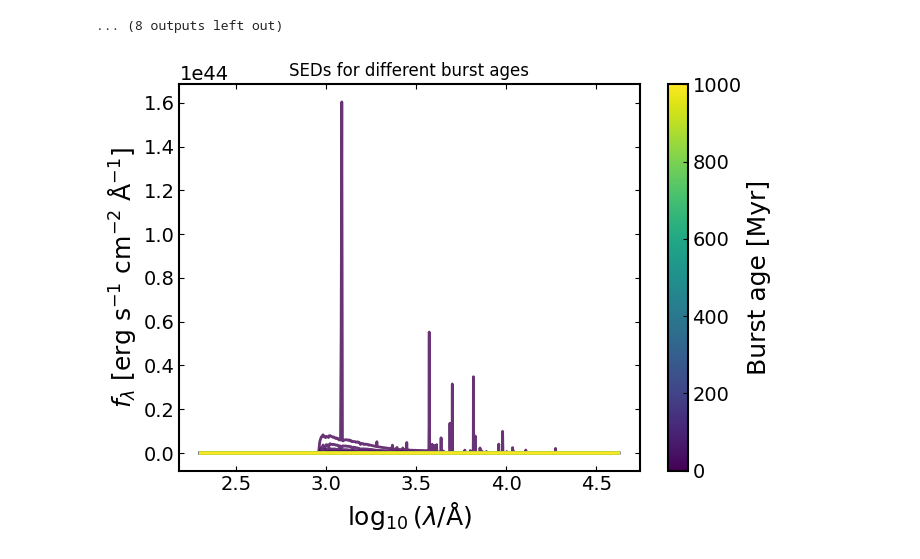
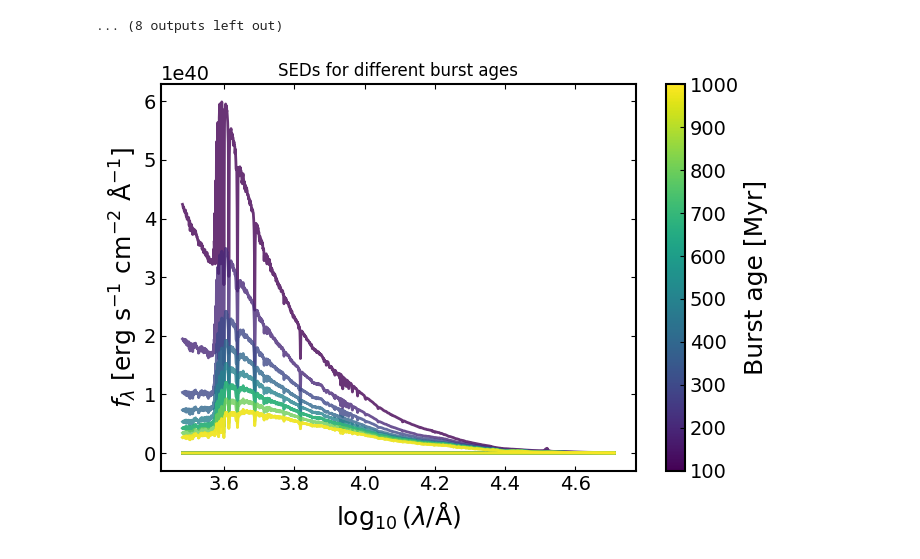
Before and after one commit to abbycrowther/star-formation-histories, a Jupyter notebook: Code/starburst_over_time.ipynb, the cells around one changed output. Cells and saved outputs as stored; diff of their text form; code cells hidden in the pictures.

Commit message:
finished updating code for new filters with nebular emission which plots seds, log-log seds, and calculates equivalent widths for mission/absorption lines

```diff
--- a/Code/starburst_over_time.ipynb
+++ b/Code/starburst_over_time.ipynb
@@ -0,0 +1,25 @@
+# %%
+import os
+import numpy as np
+
+filter_folder = r"D:\Users\Abigail Crowther\Desktop\Uni\Year 4\MPhys Projects\Semester 2 - Star Formation Histories\star-formation-histories\Data\starburst_filters"
+
+global_min = np.inf
+global_max = -np.inf
+
+for fname in os.listdir(filter_folder):
+    if fname.endswith(".txt"):
+
+        filepath = os.path.join(filter_folder, fname)
+        data = np.loadtxt(filepath)
+
+        lam_min = data[:, 0].min()
+        lam_max = data[:, 0].max()
+
+        global_min = min(global_min, lam_min)
+        global_max = max(global_max, lam_max)
+
+        print(f"{fname:20s}  {lam_min:.0f} – {lam_max:.0f} Å")
+
+print("\nOverall wavelength coverage:")
+print(f"{global_min:.0f} – {global_max:.0f} Å")
@@ -99,32 +143,35 @@ for t in years:
         "redshift": 0,
         "burst": burst,
         "dust": dust,
         "nebular": nebular,
         "t_bc": 0.01,
         "veldisp": 200.
     }
     model = pipes.model_galaxy(
         model_components,
         filt_list=filter_files,
-        spec_wavs=np.arange(200., 42000., 10.)
+       spec_wavs = np.arange(global_min - 500,
+                      global_max + 500,
+                      5.)
+
     )
 
     ax.plot(
         np.log10(model.spec_wavs),  # log10(lambda / Å)
         model.spectrum,             # f_lambda [erg s^-1 cm^-2 Å^-1]
         color=cmap(norm(t)),
         alpha=0.8
     )
 
 ax.set_xlabel(r"$\log_{10}(\lambda / \mathrm{\AA})$")
 ax.set_ylabel(r"$f_\lambda$ [erg s$^{-1}$ cm$^{-2}$ Å$^{-1}$]")
 ax.set_title("SEDs for different burst ages")
 
 sm = plt.cm.ScalarMappable(cmap=cmap, norm=norm)
 sm.set_array([])
 fig.colorbar(sm, ax=ax, label="Burst age [Myr]")
 
 plt.tight_layout()
 plt.show()
 # %% [output]
-[figure, old version]
+[figure, new version]
```
Also changed, not shown: parts of 4 cells of this notebook, 1 other file.
